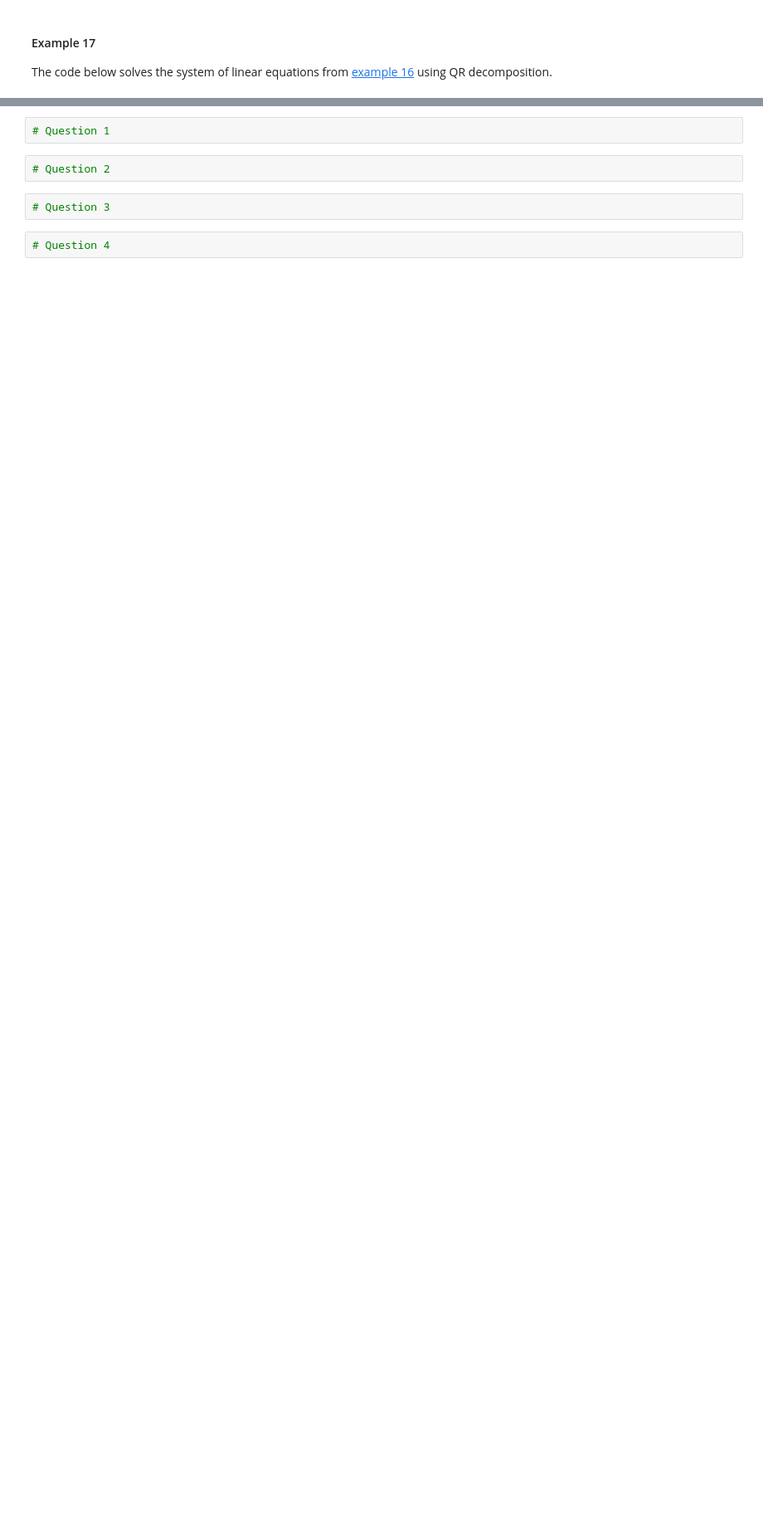
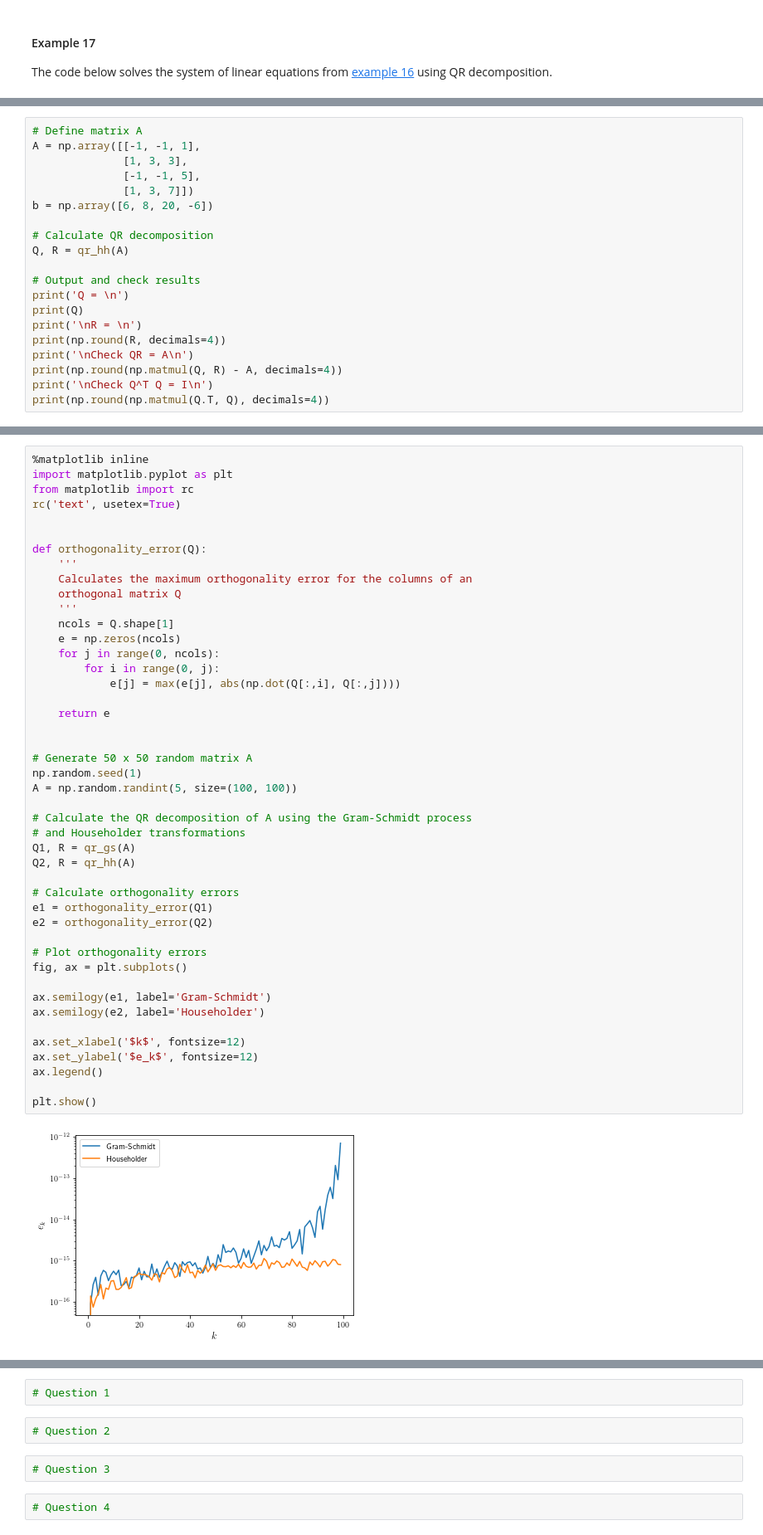
Before and after one commit to drjonshiach/ODEs, a Jupyter notebook: Python/direct_methods.ipynb, the cells around one changed output, grey strips where cells are left out. Shown: that part at 83% size. Cells and saved outputs as stored; diff of their text form; blank space fills up the shorter version.

```diff
--- a/Python/direct_methods.ipynb
+++ b/Python/direct_methods.ipynb
@@ -1100,0 +1287,20 @@ x_2 = 3.0
+# %%
+# Define matrix A
+A = np.array([[-1, -1, 1],
+              [1, 3, 3],
+              [-1, -1, 5],
+              [1, 3, 7]])
+b = np.array([6, 8, 20, -6])
+
+# Calculate QR decomposition
+Q, R = qr_hh(A)
+
+# Output and check results
+print('Q = \n')
+print(Q)
+print('\nR = \n')
+print(np.round(R, decimals=4))
+print('\nCheck QR = A\n')
+print(np.round(np.matmul(Q, R) - A, decimals=4))
+print('\nCheck Q^T Q = I\n')
+print(np.round(np.matmul(Q.T, Q), decimals=4))
@@ -1100,0 +1339,47 @@ x_2 = 3.0
+# %%
+%matplotlib inline
+import matplotlib.pyplot as plt
+from matplotlib import rc
+rc('text', usetex=True)
+
+
+def orthogonality_error(Q):
+    '''
+    Calculates the maximum orthogonality error for the columns of an
+    orthogonal matrix Q
+    '''
+    ncols = Q.shape[1]
+    e = np.zeros(ncols)
+    for j in range(0, ncols):
+        for i in range(0, j):
+            e[j] = max(e[j], abs(np.dot(Q[:,i], Q[:,j])))
+
+    return e
+
+
+# Generate 50 x 50 random matrix A
+np.random.seed(1)
+A = np.random.randint(5, size=(100, 100))
+
+# Calculate the QR decomposition of A using the Gram-Schmidt process
+# and Householder transformations
+Q1, R = qr_gs(A)
+Q2, R = qr_hh(A)
+
+# Calculate orthogonality errors
+e1 = orthogonality_error(Q1)
+e2 = orthogonality_error(Q2)
+
+# Plot orthogonality errors
+fig, ax = plt.subplots()
+
+ax.semilogy(e1, label='Gram-Schmidt')
+ax.semilogy(e2, label='Householder')
+
+ax.set_xlabel('$k$', fontsize=12)
+ax.set_ylabel('$e_k$', fontsize=12)
+ax.legend()
+
+plt.show()
+# %% [output]
+[figure, added]
```
Also changed, not shown: parts of 35 cells of this notebook, 44 other files.
